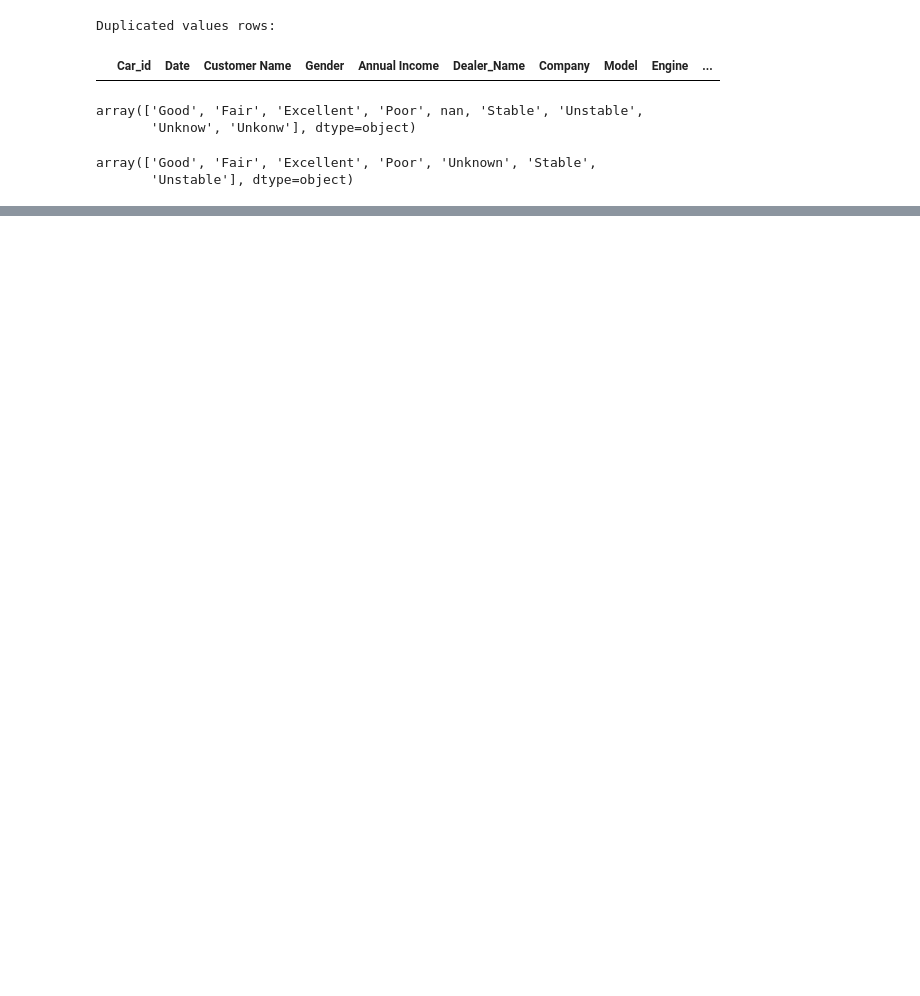
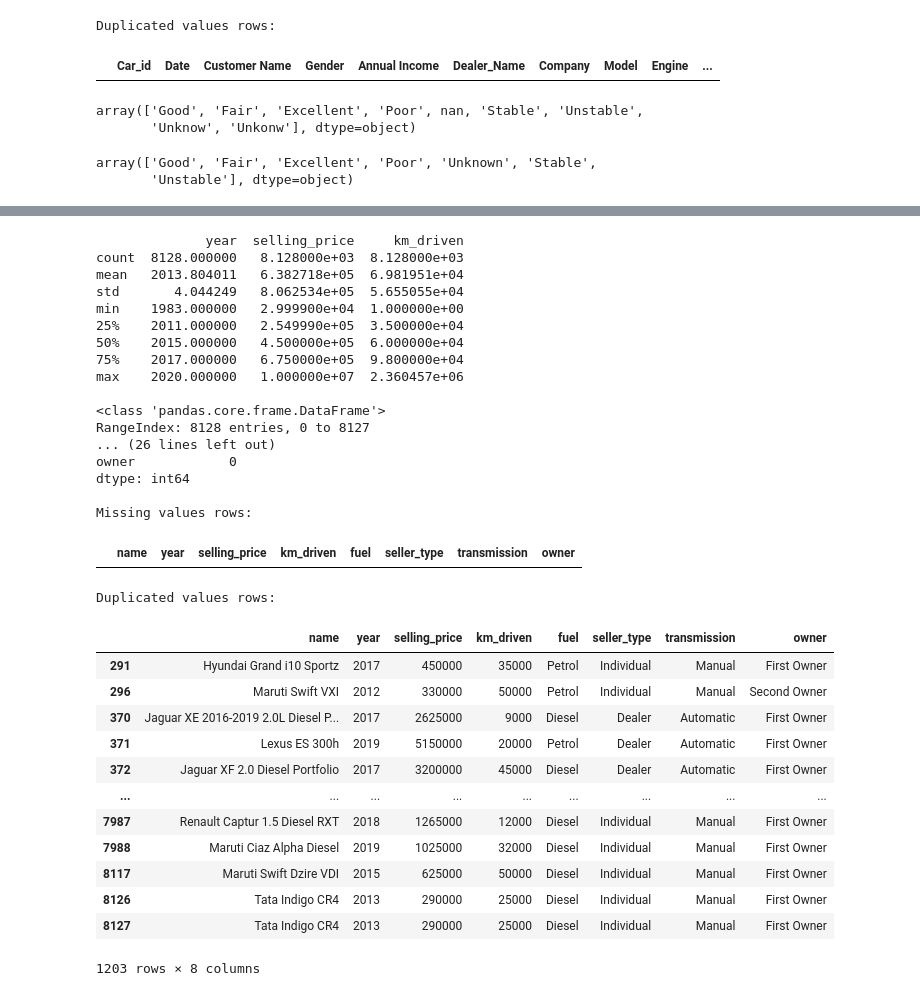
Before and after one commit to File500/Data_science_and_analysis, a Jupyter notebook: ETL_scripts/etl_script.ipynb, the cells around one changed output, grey strips where cells are left out. Cells and saved outputs as stored; diff of their text form; code cells hidden in the pictures; blank space fills up the shorter version.

```diff
--- a/ETL_scripts/etl_script.ipynb
+++ b/ETL_scripts/etl_script.ipynb
@@ -205,3 +205,5 @@ clean_car_ownership['Number of Children'] = clean_car_ownership['Number of Child
 clean_car_ownership['Number of Children'] = clean_car_ownership['Number of Children'].replace({np.nan:-1})
 # %%
 clean_car_ownership.to_csv(path_or_buf='../data/clean_data/clean_car_ownership.csv')
+# %%
+clean_car_price = clean_car_price.drop(columns=['mileage(km/ltr/kg)','max_power','engine','seats'])
@@ -207,0 +274,35 @@ clean_car_ownership.to_csv(path_or_buf='../data/clean_data/clean_car_ownership.c
+# %%
+describe_data(clean_car_price)
+# %% [output]
+              year  selling_price     km_driven
+count  8128.000000   8.128000e+03  8.128000e+03
+mean   2013.804011   6.382718e+05  6.981951e+04
+std       4.044249   8.062534e+05  5.655055e+04
+min    1983.000000   2.999900e+04  1.000000e+00
+25%    2011.000000   2.549990e+05  3.500000e+04
+50%    2015.000000   4.500000e+05  6.000000e+04
+75%    2017.000000   6.750000e+05  9.800000e+04
+max    2020.000000   1.000000e+07  2.360457e+06
+
+<class 'pandas.core.frame.DataFrame'>
+RangeIndex: 8128 entries, 0 to 8127
+... (26 lines left out)
+owner            0
+dtype: int64
+
+Missing values rows:
+|  | name | year | selling_price | km_driven | fuel | seller_type | transmission | owner |
+Duplicated values rows:
+|  | name | year | selling_price | km_driven | fuel | seller_type | transmission | owner |
+| 291 | Hyundai Grand i10 Sportz | 2017 | 450000 | 35000 | Petrol | Individual | Manual | First Owner |
+| 296 | Maruti Swift VXI | 2012 | 330000 | 50000 | Petrol | Individual | Manual | Second Owner |
+| 370 | Jaguar XE 2016-2019 2.0L Diesel P... | 2017 | 2625000 | 9000 | Diesel | Dealer | Automatic | First Owner |
+| 371 | Lexus ES 300h | 2019 | 5150000 | 20000 | Petrol | Dealer | Automatic | First Owner |
+| 372 | Jaguar XF 2.0 Diesel Portfolio | 2017 | 3200000 | 45000 | Diesel | Dealer | Automatic | First Owner |
+| ... | ... | ... | ... | ... | ... | ... | ... | ... |
+| 7987 | Renault Captur 1.5 Diesel RXT | 2018 | 1265000 | 12000 | Diesel | Individual | Manual | First Owner |
+| 7988 | Maruti Ciaz Alpha Diesel | 2019 | 1025000 | 32000 | Diesel | Individual | Manual | First Owner |
+| 8117 | Maruti Swift Dzire VDI | 2015 | 625000 | 50000 | Diesel | Individual | Manual | First Owner |
+| 8126 | Tata Indigo CR4 | 2013 | 290000 | 25000 | Diesel | Individual | Manual | First Owner |
+| 8127 | Tata Indigo CR4 | 2013 | 290000 | 25000 | Diesel | Individual | Manual | First Owner |
+1203 rows × 8 columns
```
Also changed, not shown: parts of 3 cells of this notebook.
